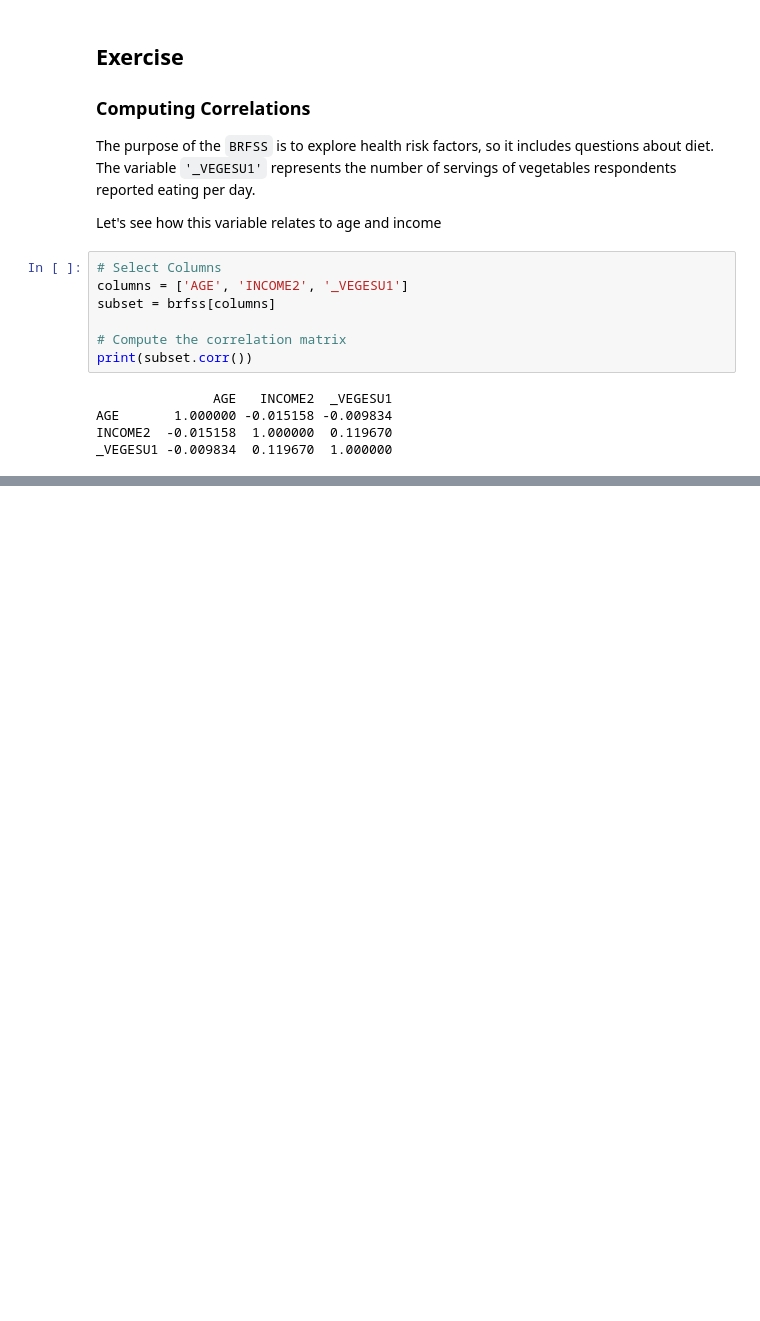
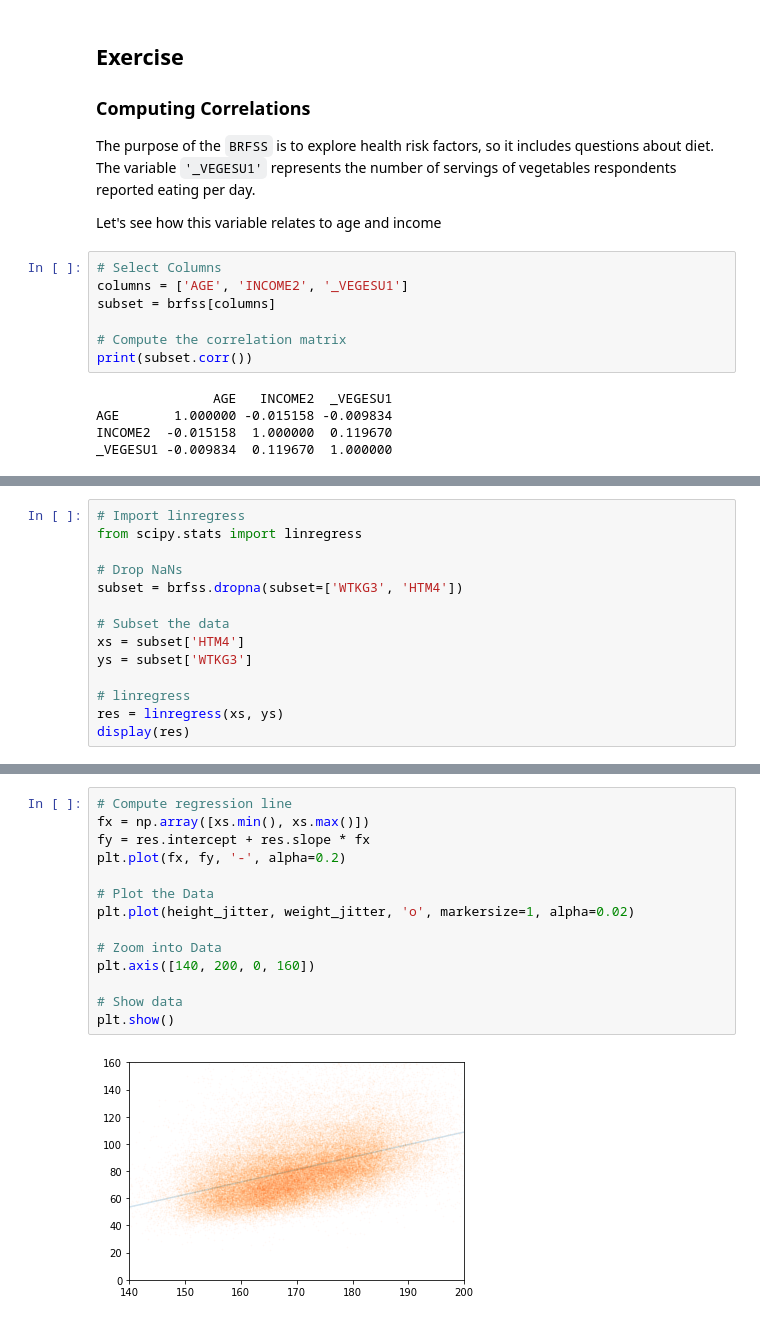
Before and after one commit to SketchQ/DataCamp_DataScience_Track, a Jupyter notebook: 16_Exploratory Data Analysis in Python/Chapter_3_Relationships.ipynb, the cells around one changed output, grey strips where cells are left out. Saved outputs shown, nothing was run; the diff lists cells and outputs as text; blank space fills up the shorter version.

```diff
--- a/16_Exploratory Data Analysis in Python/Chapter_3_Relationships.ipynb
+++ b/16_Exploratory Data Analysis in Python/Chapter_3_Relationships.ipynb
@@ -454,0 +534,14 @@ _VEGESU1 -0.009834  0.119670  1.000000
+# %%
+# Import linregress
+from scipy.stats import linregress
+
+# Drop NaNs
+subset = brfss.dropna(subset=['WTKG3', 'HTM4'])
+
+# Subset the data
+xs = subset['HTM4']
+ys = subset['WTKG3']
+
+# linregress
+res = linregress(xs, ys)
+display(res)
@@ -454,0 +556,16 @@ _VEGESU1 -0.009834  0.119670  1.000000
+# %%
+# Compute regression line
+fx = np.array([xs.min(), xs.max()])
+fy = res.intercept + res.slope * fx
+plt.plot(fx, fy, '-', alpha=0.2)
+
+# Plot the Data
+plt.plot(height_jitter, weight_jitter, 'o', markersize=1, alpha=0.02)
+
+# Zoom into Data
+plt.axis([140, 200, 0, 160])
+
+# Show data
+plt.show()
+# %% [output]
+[figure, added]
```
Also changed, not shown: parts of 16 cells of this notebook, 1 other file.
